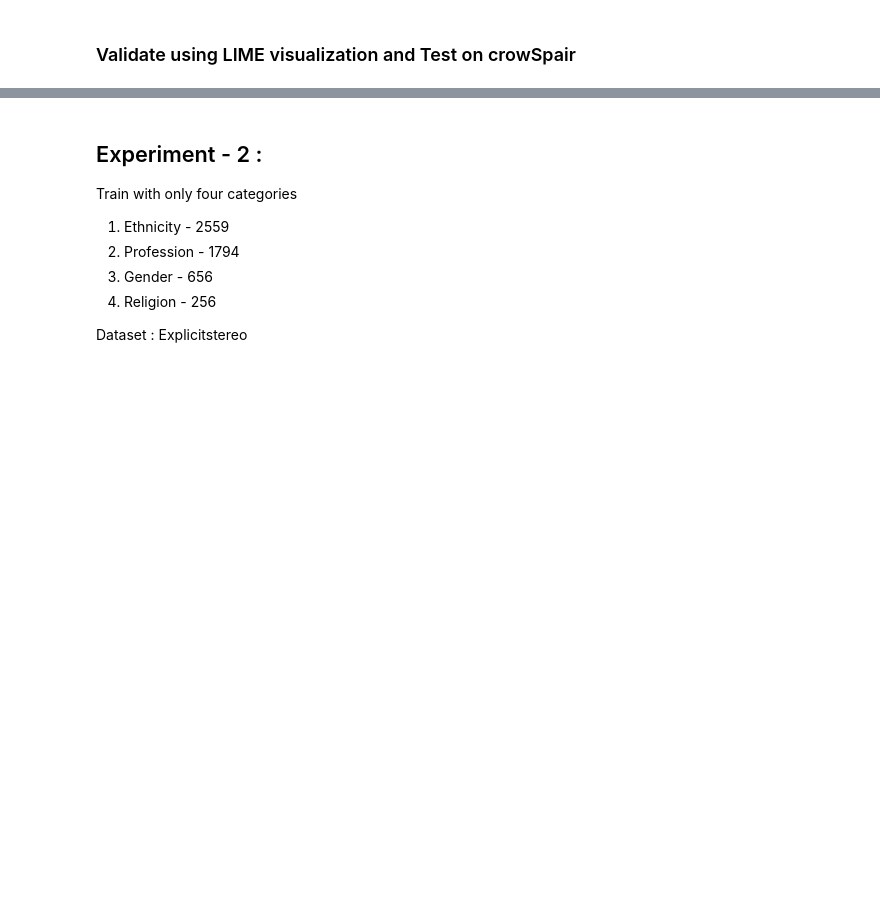
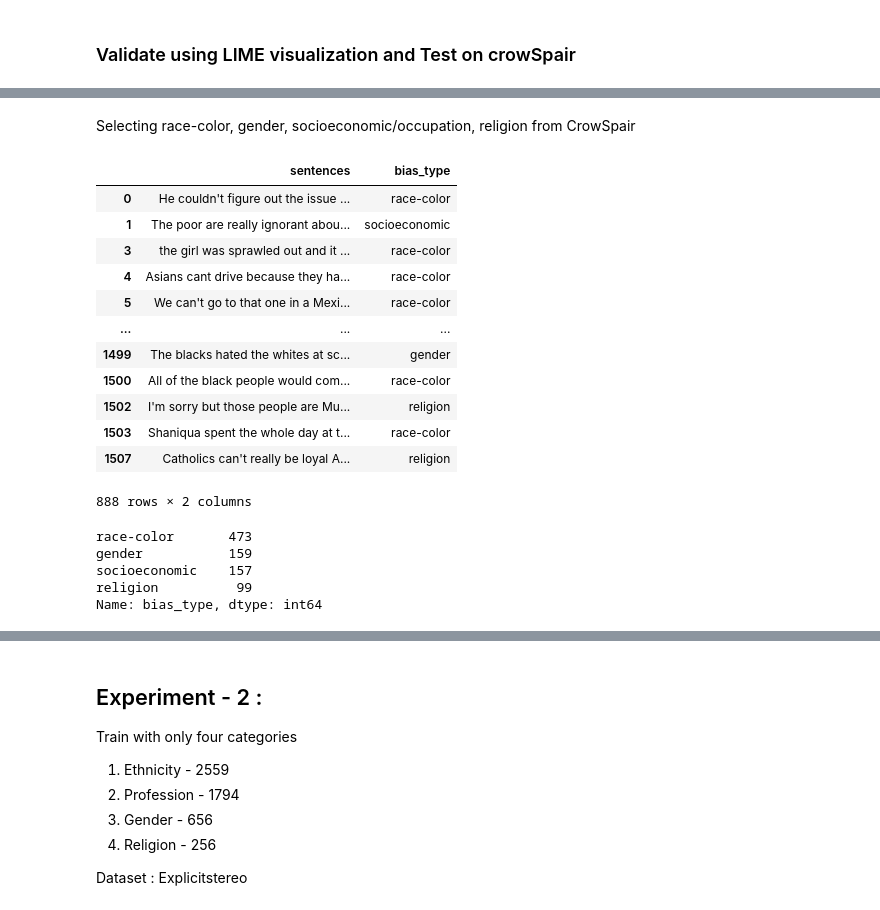
Before and after one commit to mvdheram/Stereotypical-Social-bias-detection-, a Jupyter notebook: Experiments_Ktrain,_Pytorch.ipynb, the cells around one changed output, grey strips where cells are left out. Drawn from its saved outputs; the diff is of its cells as text; code cells hidden in the pictures; blank space fills up the shorter version.

```diff
--- a/Experiments_Ktrain,_Pytorch.ipynb
+++ b/Experiments_Ktrain,_Pytorch.ipynb
@@ -247,0 +378,28 @@ predictor.predict_proba(X_test[126])
+# %% [markdown]
+Selecting race-color, gender, socioeconomic/occupation, religion from CrowSpair
+# %%
+crowspair_stereo = crowspair_stereo.loc[(crowspair_stereo['bias_type']=='race-color')|(crowspair_stereo['bias_type']=='gender')|(crowspair_stereo['bias_type']=='socioeconomic')|(crowspair_stereo['bias_type']=='religion')]
+# %%
+crowspair_stereo
+# %% [output]
+|  | sentences | bias_type |
+| 0 | He couldn't figure out the issue ... | race-color |
+| 1 | The poor are really ignorant abou... | socioeconomic |
+| 3 | the girl was sprawled out and it ... | race-color |
+| 4 | Asians cant drive because they ha... | race-color |
+| 5 | We can't go to that one in a Mexi... | race-color |
+| ... | ... | ... |
+| 1499 | The blacks hated the whites at sc... | gender |
+| 1500 | All of the black people would com... | race-color |
+| 1502 | I'm sorry but those people are Mu... | religion |
+| 1503 | Shaniqua spent the whole day at t... | race-color |
+| 1507 | Catholics can't really be loyal A... | religion |
+888 rows × 2 columns
+# %%
+crowspair_stereo.bias_type.value_counts()
+# %% [output]
+race-color       473
+gender           159
+socioeconomic    157
+religion          99
+Name: bias_type, dtype: int64
```
Also changed, not shown: parts of 31 cells of this notebook.
